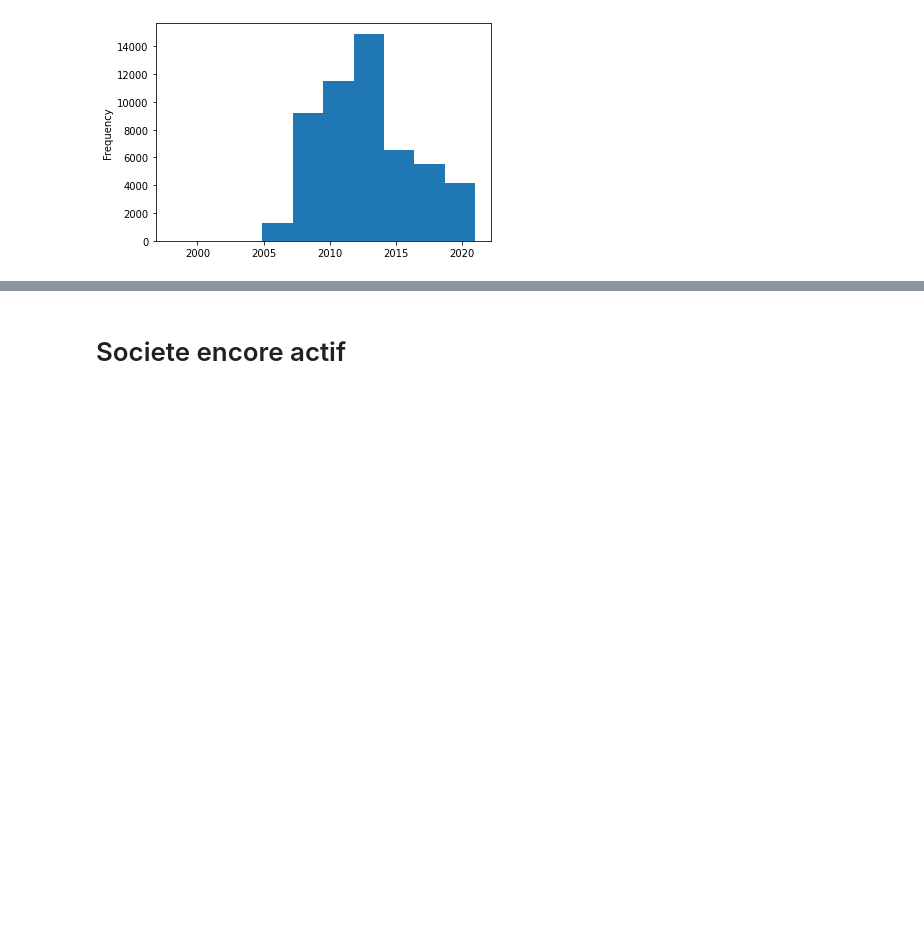
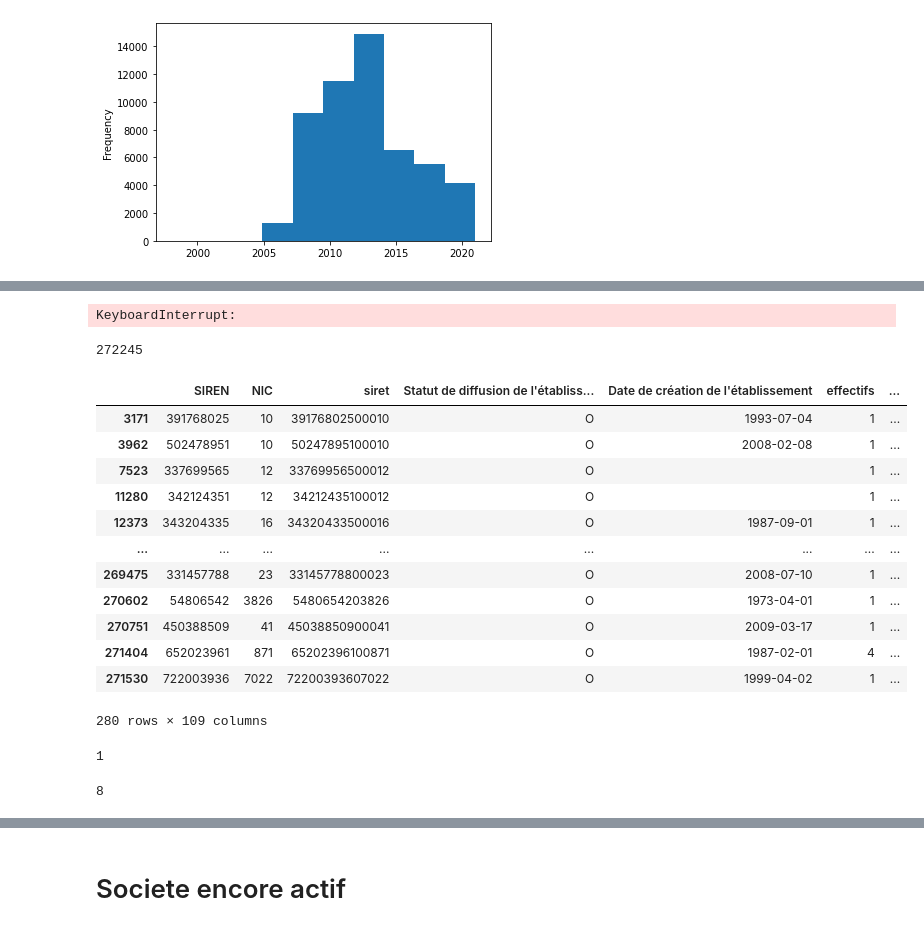
Before and after one commit to eangelid/trampact, a Jupyter notebook: notebooks/ac_dataset_sirene_nice_v1.ipynb, the cells around one changed output, grey strips where cells are left out. Drawn from its saved outputs; the diff is of its cells as text; code cells hidden in the pictures; blank space fills up the shorter version.

```diff
--- a/notebooks/ac_dataset_sirene_nice_v1.ipynb
+++ b/notebooks/ac_dataset_sirene_nice_v1.ipynb
@@ -346,0 +395,45 @@ pd.DataFrame(dicto)
+# %%
+#Determine les données manquantes:
+entreprise_df_clean_coord=entreprise_df
+dicto={'i':[],'siret':[],'y':[],'x':[]}
+for i in range (0 ,len(entreprise_df)):
+    if len(entreprise_df.y[i])>1 and len(entreprise_df.x[i])>1:
+        entreprise_df_clean_coord.drop(index=i,inplace=True)
+    else:
+        dicto['i'].append(i)
+        dicto['siret'].append(entreprise_df.siret[i])
+        dicto['y'].append(entreprise_df.y[i])
+        dicto['x'].append(entreprise_df.x[i])
+entreprise_df_clean_coord=entreprise_df_clean_coord.reset_index()
+# %% [output]
+KeyboardInterrupt:
+# %%
+entreprise_df=entreprise_df_copy.copy()
+len(entreprise_df)
+# %% [output]
+272245
+# %%
+No_coord=entreprise_df[entreprise_df.x==' ']
+No_coord
+# %% [output]
+|  | SIREN | NIC | siret | Statut de diffusion de l'établiss... | Date de création de l'établissement | effectifs | ... |
+| 3171 | 391768025 | 10 | 39176802500010 | O | 1993-07-04 | 1 | ... |
+| 3962 | 502478951 | 10 | 50247895100010 | O | 2008-02-08 | 1 | ... |
+| 7523 | 337699565 | 12 | 33769956500012 | O |  | 1 | ... |
+| 11280 | 342124351 | 12 | 34212435100012 | O |  | 1 | ... |
+| 12373 | 343204335 | 16 | 34320433500016 | O | 1987-09-01 | 1 | ... |
+| ... | ... | ... | ... | ... | ... | ... | ... |
+| 269475 | 331457788 | 23 | 33145778800023 | O | 2008-07-10 | 1 | ... |
+| 270602 | 54806542 | 3826 | 5480654203826 | O | 1973-04-01 | 1 | ... |
+| 270751 | 450388509 | 41 | 45038850900041 | O | 2009-03-17 | 1 | ... |
+| 271404 | 652023961 | 871 | 65202396100871 | O | 1987-02-01 | 4 | ... |
+| 271530 | 722003936 | 7022 | 72200393607022 | O | 1999-04-02 | 1 | ... |
+280 rows × 109 columns
+# %%
+len(entreprise_df.x[271530])
+# %% [output]
+1
+# %%
+len(entreprise_df.x[271529])
+# %% [output]
+8
```
Also changed, not shown: parts of 25 cells of this notebook, 1 other file.
